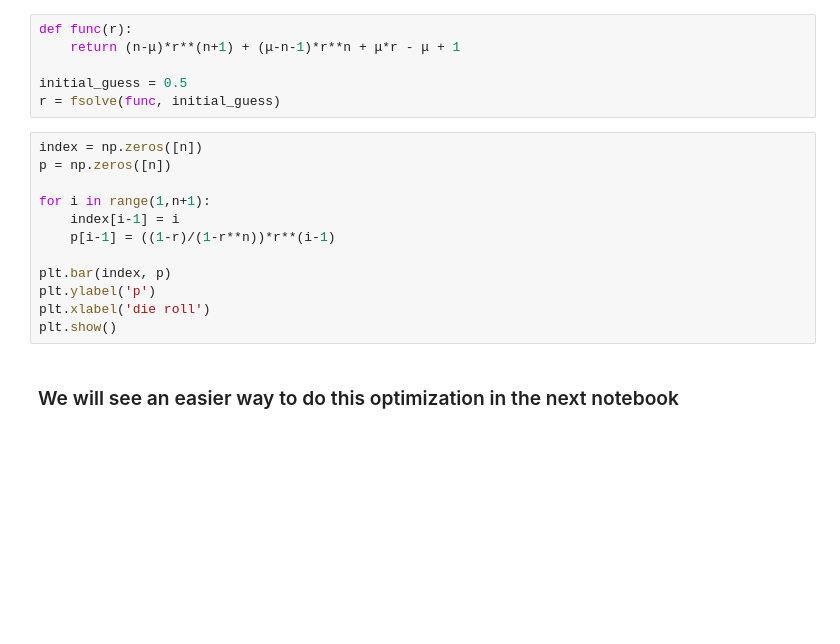
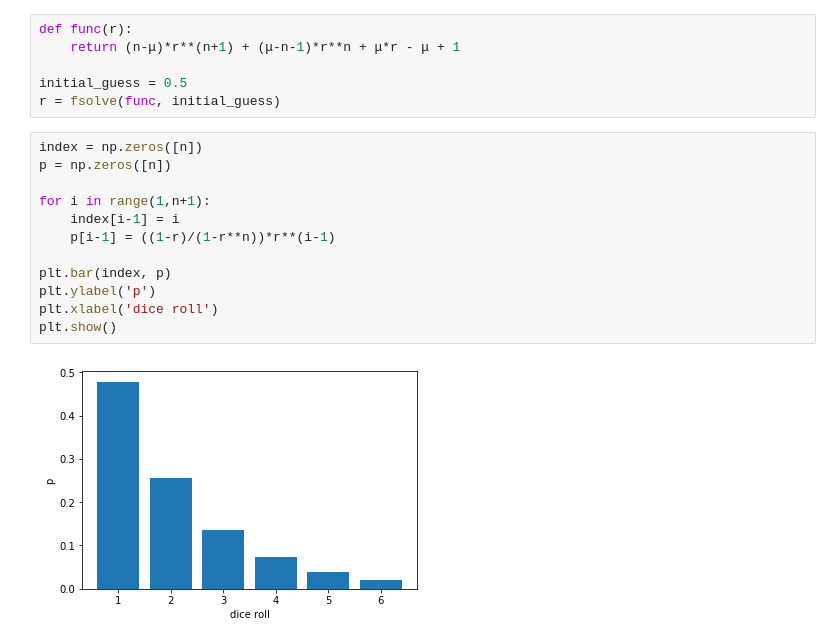
Before and after one commit to PythonCharmers/bayes-ml-pyconau-2017, a Jupyter notebook: Notebooks/4. Exponential families, maximum entropy, minimum divergence.ipynb, the cells around one changed output. Drawn from its saved outputs; the diff is of its cells as text; blank space fills up the shorter version.

```diff
--- a/Notebooks/4. Exponential families, maximum entropy, minimum divergence.ipynb
+++ b/Notebooks/4. Exponential families, maximum entropy, minimum divergence.ipynb
@@ -309,14 +331,14 @@ r = fsolve(func, initial_guess)
 # %%
 index = np.zeros([n])
 p = np.zeros([n])
 
 for i in range(1,n+1):
     index[i-1] = i
     p[i-1] = ((1-r)/(1-r**n))*r**(i-1)
 
 plt.bar(index, p)
 plt.ylabel('p')
-plt.xlabel('die roll')
+plt.xlabel('dice roll')
 plt.show()
+# %% [output]
+[figure, added]
-# %% [markdown]
-### We will see an easier way to do this optimization in the next notebook
```
Also changed, not shown: parts of 20 cells of this notebook, 7 other files.
